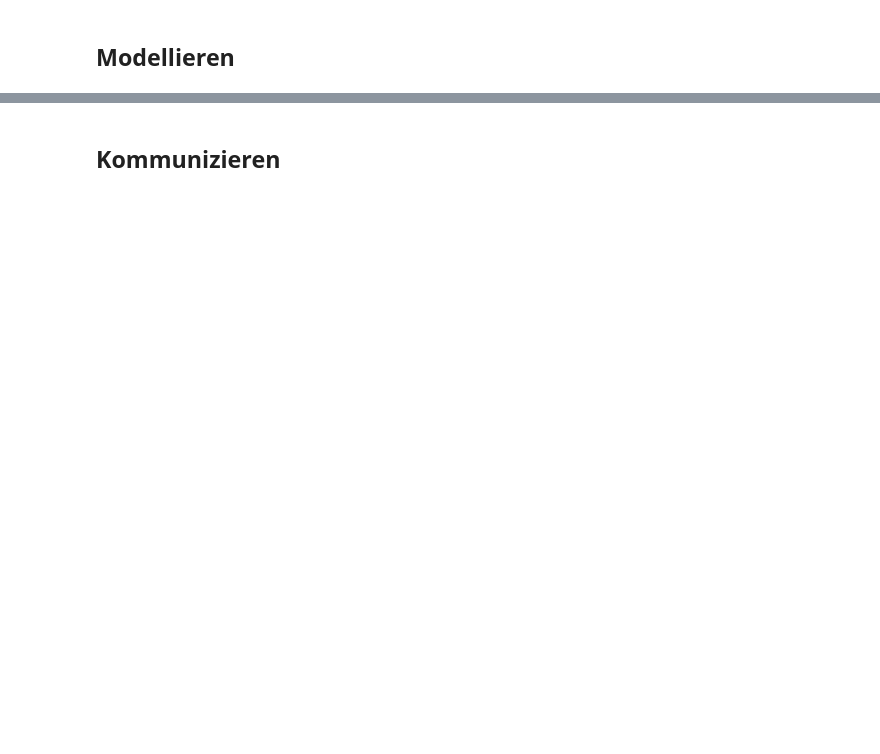
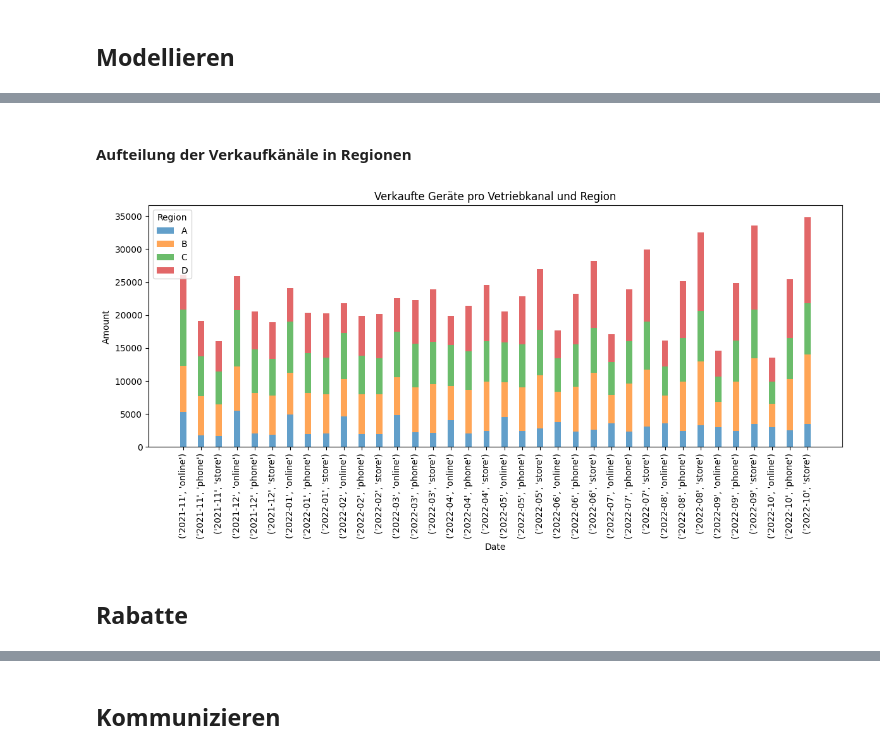
Before and after one commit to AliBenBali/TabletGmbHProjekt, a Jupyter notebook: Fallstudie.ipynb, the cells around one changed output, grey strips where cells are left out. Cells and saved outputs as stored; diff of their text form; code cells hidden in the pictures; blank space fills up the shorter version.

```diff
--- a/Fallstudie.ipynb
+++ b/Fallstudie.ipynb
@@ -349,0 +559,47 @@ df_sales.groupby(["product","year", "month"]).agg({"customer_rating" : {"mean",
+# %% [markdown]
+#### Aufteilung der Verkaufkänäle in Regionen
+# %%
+# Annahme: Ihre DataFrame 'df_sales' enthält Spalten 'date', 'region', 'amount'
+
+# Extrahieren Sie den Monat und das Jahr aus der 'date'-Spalte
+df_sales['month_year'] = df_sales['date'].dt.strftime('%Y-%m')
+
+# Gruppieren Sie Ihre Daten nach 'month_year' und 'region' und summieren Sie die Werte
+grouped_data = df_sales.groupby(['month_year', 'channel', 'region'])['amount'].sum().unstack(fill_value=0)
+
+# Set the size of the plot
+plt.figure(figsize=(12, 6))
+
+# Create the x-axis values for each date
+x_labels = grouped_data.index
+x = np.arange(len(x_labels))
+
+# Define the width for each bar
+bar_width = 0.35
+
+# Create the stacked bar plots for each region
+bottom = np.zeros(len(x_labels))
+regions = grouped_data.columns
+
+for region in regions:
+    plt.bar(x, grouped_data[region], width=bar_width, label=region, alpha=0.7, bottom=bottom)
+    bottom += grouped_data[region]
+
+# Enhance the plot with titles and labels
+plt.title('Verkaufte Geräte pro Vetriebkanal und Region')
+plt.xlabel('Date')
+plt.ylabel('Amount')
+
+# Set x-axis ticks and labels
+plt.xticks(x, x_labels, rotation=90)
+
+# Add legend
+plt.legend(loc='upper left', title='Region')
+
+# Show the plot
+plt.tight_layout()
+plt.show()
+# %% [output]
+[figure, added]
+# %% [markdown]
+## Rabatte
```
Also changed, not shown: parts of 27 cells of this notebook.
